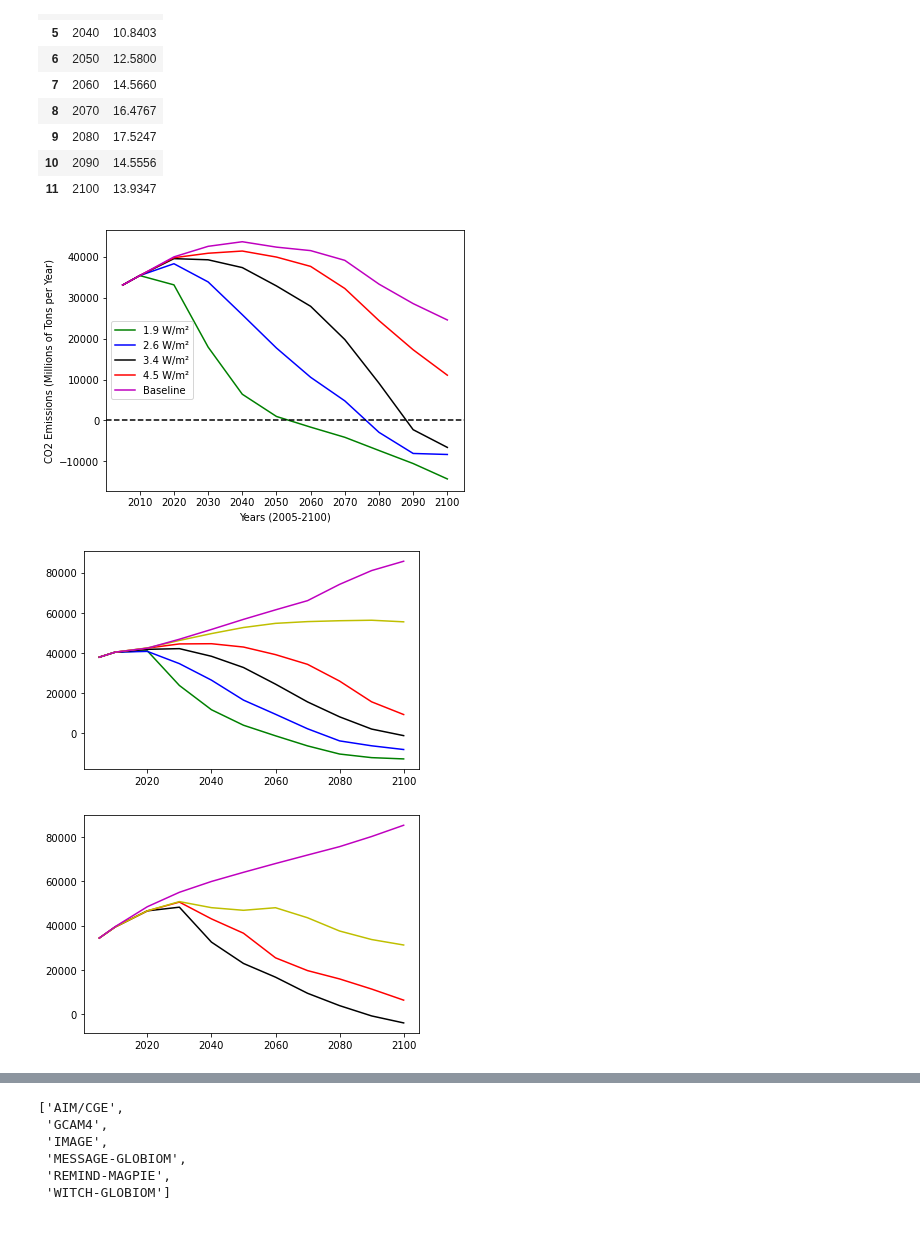
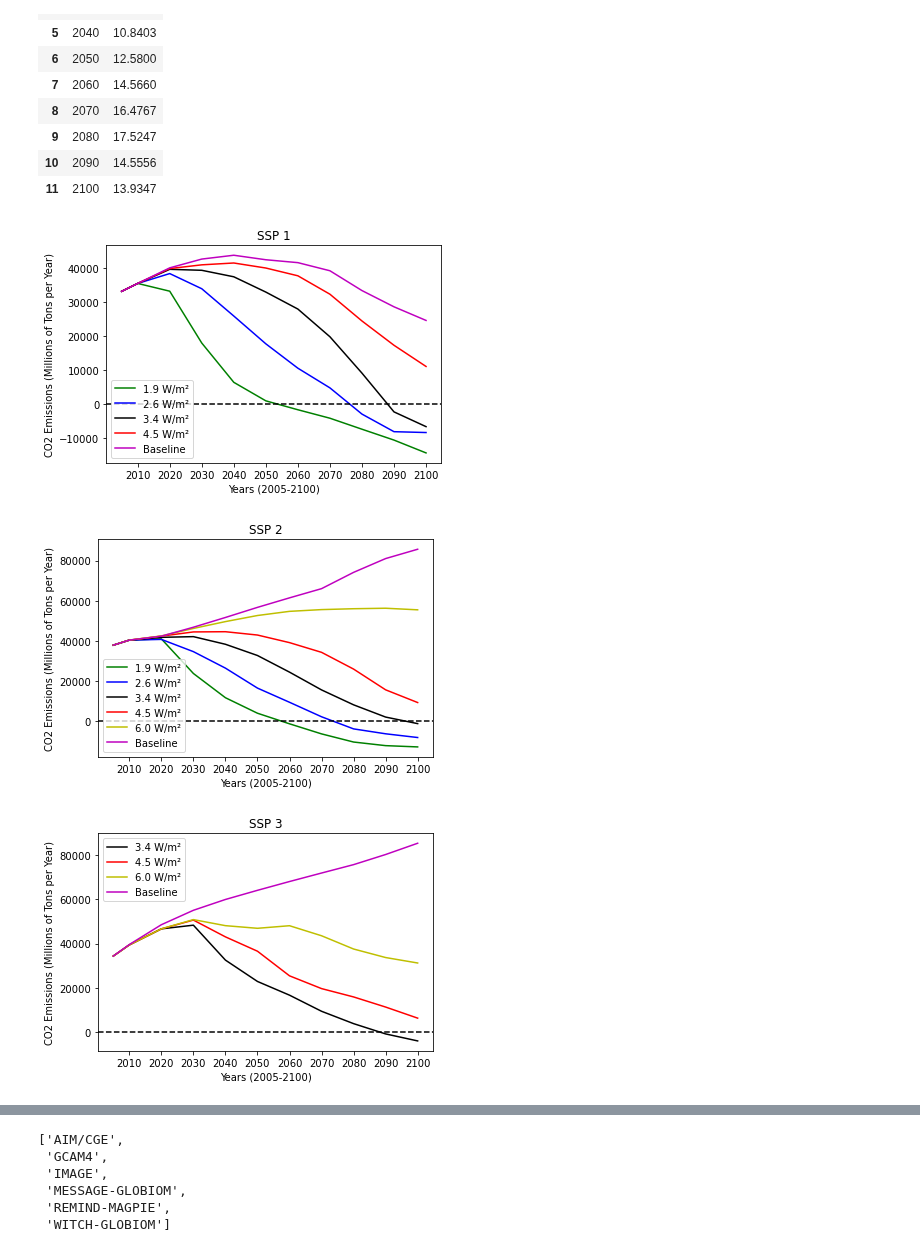
Before and after one commit to csun365/EPS-03, a Jupyter notebook: EPS-03.ipynb, the cells around one changed output, grey strips where cells are left out. Drawn from its saved outputs; the diff is of its cells as text; code cells hidden in the pictures.

Commit message:
new plots of RCP CO2 concentration

```diff
--- a/EPS-03.ipynb
+++ b/EPS-03.ipynb
@@ -77,31 +83,28 @@ ssp = pd.read_csv('https://raw.githubusercontent.com/csun365/EPS-03/main/SSP_IAM
 # %%
 ssp1 = ssp[(ssp['VARIABLE']=='Emissions|CO2') & (ssp['REGION']=='World') & (ssp['MODEL']=='IMAGE')]
 ssp1 = ssp1.reset_index(drop=True).iloc[:5,:]
-
-# years_list will be used as the X-ticks for all SSP scenarios
-years_list = np.array([2005])
-years_list = np.append(years_list, [np.arange(2010, 2110, 10)])
 
 ssp1_19 = [value for value in ssp1.loc[0,'2005':]]
 ssp1_26 = [value for value in ssp1.loc[1,'2005':]]
 ssp1_34 = [value for value in ssp1.loc[2,'2005':]]
 ssp1_45 = [value for value in ssp1.loc[3,'2005':]]
 ssp1_baseline = [value for value in ssp1.loc[4,'2005':]]
 
 plt.plot(years_list, ssp1_19, c='g')
 plt.plot(years_list, ssp1_26, c='b')
 plt.plot(years_list, ssp1_34, c='k')
 plt.plot(years_list, ssp1_45, c='r')
 plt.plot(years_list, ssp1_baseline, c='m')
+plt.title('SSP 1')
 plt.xlabel('Years (2005-2100)')
 plt.ylabel('CO2 Emissions (Millions of Tons per Year)')
 plt.xticks(ticks=[i for i in years_list[1:]])
 plt.axhline(y=0, c='k', linestyle='--')
 plt.legend(['1.9 W/m\u00b2', '2.6 W/m\u00b2', '3.4 W/m\u00b2', '4.5 W/m\u00b2', 'Baseline'])
 # plt.rcParams["figure.figsize"] = plt.rcParamsDefault["figure.figsize"]   (10,10)
 plt.show()
 # %% [output]
-[figure, old version]
+[figure, new version]
 # %%
 ssp2 = ssp[(ssp['VARIABLE']=='Emissions|CO2') & (ssp['REGION']=='World') & (ssp['MODEL']=='MESSAGE-GLOBIOM')]
 ssp2 = ssp2.iloc[5:11,:].reset_index()
@@ -119,9 +122,15 @@ plt.plot(years_list, ssp2_34, c='k')
 plt.plot(years_list, ssp2_45, c='r')
 plt.plot(years_list, ssp2_60, c='y')
 plt.plot(years_list, ssp2_baseline, c='m')
+plt.title('SSP 2')
+plt.xlabel('Years (2005-2100)')
+plt.ylabel('CO2 Emissions (Millions of Tons per Year)')
+plt.xticks(ticks=[i for i in years_list[1:]])
+plt.axhline(y=0, c='k', linestyle='--')
+plt.legend(['1.9 W/m\u00b2', '2.6 W/m\u00b2', '3.4 W/m\u00b2', '4.5 W/m\u00b2', '6.0 W/m\u00b2', 'Baseline'])
 plt.show()
 # %% [output]
-[figure, old version]
+[figure, new version]
 # %%
 ssp3 = ssp[(ssp['VARIABLE']=='Emissions|CO2') & (ssp['REGION']=='World') & (ssp['MODEL']=='AIM/CGE')]
 ssp3 = ssp3.iloc[11:15,:].reset_index()
@@ -135,8 +144,14 @@ plt.plot(years_list, ssp3_34, c='k')
 plt.plot(years_list, ssp3_45, c='r')
 plt.plot(years_list, ssp3_60, c='y')
 plt.plot(years_list, ssp3_baseline, c='m')
+plt.title('SSP 3')
+plt.xlabel('Years (2005-2100)')
+plt.ylabel('CO2 Emissions (Millions of Tons per Year)')
+plt.xticks(ticks=[i for i in years_list[1:]])
+plt.axhline(y=0, c='k', linestyle='--')
+plt.legend(['3.4 W/m\u00b2', '4.5 W/m\u00b2', '6.0 W/m\u00b2', 'Baseline'])
 plt.show()
 # %% [output]
-[figure, old version]
+[figure, new version]
 # %%
 ssp4 = ssp[(ssp['VARIABLE']=='Emissions|CO2') & (ssp['REGION']=='World') & (ssp['MODEL']=='GCAM4')]
```
Also changed, not shown: parts of 7 cells of this notebook.
